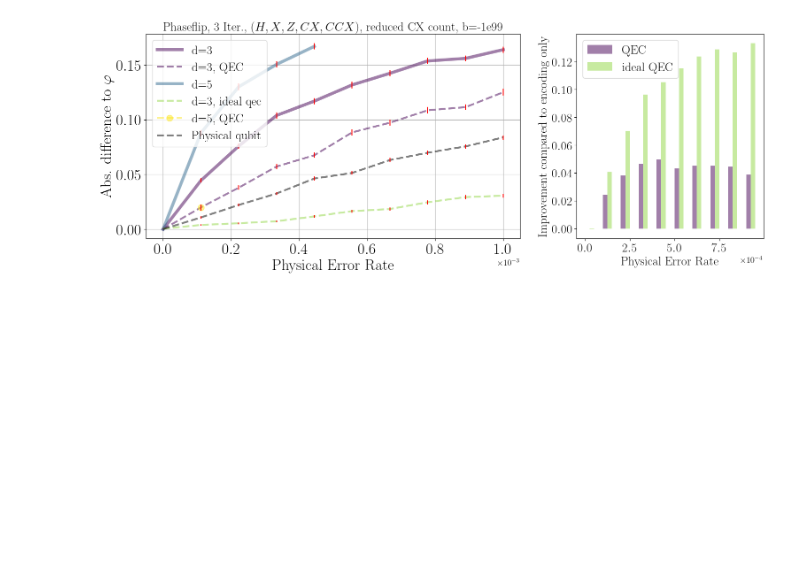
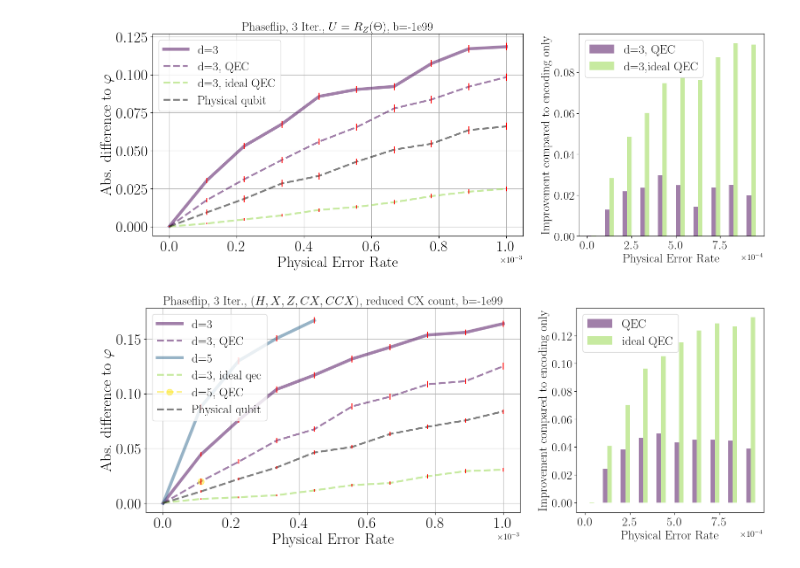
Before and after one commit to RicemanBoy/iqpe, a Jupyter notebook: repcode.ipynb, the cells around one changed output. Drawn from its saved outputs; the diff is of its cells as text; code cells hidden in the pictures; blank space fills up the shorter version.

```diff
--- a/repcode.ipynb
+++ b/repcode.ipynb
@@ -18,9 +18,10 @@ shots = 400
 
 p1, y1, y_qec1, err1, err_qec1 = np.loadtxt("HPC/text/d3_rz_short.txt", delimiter = ",")
 # p2, y2, err2 = np.loadtxt("HPC/text/d5_htoffcxbeam_infbias_noqec_0.txt", delimiter = ",")
-# p3, y3, y_qec3, err3, err_qec3 = np.loadtxt("HPC/text/d3_htoffcxbeam_infbias_idealqec.txt", delimiter = ",")
+p3, y3, y_qec3, err3, err_qec3 = np.loadtxt("HPC/text/d3_rz_short_ideal.txt", delimiter = ",")
 # p4, y_qec4, err_qec4 = np.loadtxt("HPC/text/d5_htoffcxbeam_infbias_qec_0.txt", delimiter = ",")                 #100 Shots!
 # p5, y5, y_qec5, err5, err_qec5 = np.loadtxt("HPC/text/bigsteane_idealqec_lots.txt", delimiter = ",")
+p6, y6, err6 = np.loadtxt("HPC/text/physicalq_rz.txt", delimiter =",")
 
 fig, (ax1,ax2) = plt.subplots(1,2,figsize=(18,6), gridspec_kw={"width_ratios": [2, 1]})
 
@@ -38,8 +39,8 @@ ax1.errorbar(p1, y_qec1, yerr=err_qec1, ecolor="red", linestyle="")
 # ax1.plot(p2, y2, label="d=5", marker = "", linestyle = "-", markersize = 20, alpha = 0.5, color = colors[2], linewidth=5)
 # ax1.errorbar(p2, y2, yerr=err2, ecolor="red", linestyle="")
 
-# ax1.plot(p3, y_qec3, label="d=3, ideal qec", marker = "", linestyle = "--", markersize = 20, alpha = 0.5, color = colors[5], linewidth=3)
-# ax1.errorbar(p3, y_qec3, yerr=err_qec3, ecolor="red", linestyle="")
+ax1.plot(p3, y_qec3, label="d=3, ideal QEC", marker = "", linestyle = "--", markersize = 20, alpha = 0.5, color = colors[5], linewidth=3)
+ax1.errorbar(p3, y_qec3, yerr=err_qec3, ecolor="red", linestyle="")
 
 # ax1.plot(p4, y_qec4, label="d=5, QEC", marker = ".", linestyle = "--", markersize = 20, alpha = 0.5, color = colors[6])
 # ax1.errorbar(p4, y_qec4, yerr=err_qec4, ecolor="red", linestyle="")
@@ -47,8 +48,11 @@ ax1.errorbar(p1, y_qec1, yerr=err_qec1, ecolor="red", linestyle="")
 # ax1.plot(p5, y_qec5, label="d=5, ideal QEC", marker = "", linestyle = "--", markersize = 20, alpha = 0.5, color = colors[4], linewidth=3)
 # ax1.errorbar(p5, y_qec5, yerr=err_qec5, ecolor="red", linestyle="")
 
+ax1.plot(p6,y6, label="Physical qubit", marker = "", linestyle = "--", markersize = 20, alpha = 0.5, color = "black", linewidth=3)
+ax1.errorbar(p6, y6, yerr=err1, ecolor="red", linestyle="")
 
-ax1.set_title(r"Phaseflip, 3 Iter., $(H,X,Z,CX,CCX)$, reduced CX count, b=-1e99", fontsize=20)
+
+ax1.set_title(r"Phaseflip, 3 Iter., $U=R_Z(\Theta)$, b=-1e99", fontsize=20)
 ax1.set_xlabel("Physical Error Rate", fontsize=25)
 ax1.set_ylabel(r"Abs. difference to $\varphi$", fontsize=25)
 ax1.tick_params(axis='both', which='major', labelsize=25)
@@ -58,7 +62,7 @@ ax1.legend(fontsize=20)
 x_hist = np.asarray(p1)
 
 qec_hist = -(np.asarray(y_qec1) - np.asarray(y1))
-# idealqec_hist = -(np.asarray(y_qec3) - np.asarray(y1))
+idealqec_hist = -(np.asarray(y_qec3) - np.asarray(y1))
 # ftqec_hist = -(np.asarray(y_qec4) - np.asarray(y1))
 # ftqec_lots_hist = -(np.asarray(y_qec3) - np.asarray(y1))
 # d5_hist = -(np.asarray(y2) - np.asarray(y1))
@@ -69,7 +73,7 @@ bin_width = bins[1] - bins[0]
 
 # Calculate weighted histogram values
 qec_counts, _ = np.histogram(x_hist, bins=bins, weights=qec_hist)
-# idealqec_counts, _ = np.histogram(x_hist, bins=bins, weights=idealqec_hist)
+idealqec_counts, _ = np.histogram(x_hist, bins=bins, weights=idealqec_hist)
 # ftqec_counts, _ = np.histogram(x_hist, bins=bins, weights=ftqec_hist)
 # ftqec_lots_counts, _ = np.histogram(x_hist, bins=bins, weights=ftqec_lots_hist)
 # d5_counts, _ = np.histogram(x_hist, bins=bins, weights=d5_hist)
@@ -85,18 +89,18 @@ ax2.bar(
     align="edge",
     alpha=0.5,
     color=colors[0],
-    label="QEC"
+    label="d=3, QEC"
 )
 
-# ax2.bar(
-#     x + bar_width,
-#     idealqec_counts,
-#     width=bar_width,
-#     align="edge",
-#     alpha=0.5,
-#     color=colors[5],
-#     label="ideal QEC"
-# )
+ax2.bar(
+    x + bar_width,
+    idealqec_counts,
+    width=bar_width,
+    align="edge",
+    alpha=0.5,
+    color=colors[5],
+    label="d=3,ideal QEC"
+)
 
 # ax2.bar(
 #     x + 2 * bar_width,
@@ -113,33 +117,35 @@ ax2.bar(
 #     ftqec_lots_counts,
 #     width=bar_width,
 #     align="edge",
 #     alpha=0.5,
 #     color=colors[5],
 #     label="2-FTEC (lots)"
 # )
 
 # ax2.bar(
 #     x +  bar_width,
 #     d3_idealqec_counts,
 #     width=bar_width,
 #     align="edge",
 #     alpha=0.5,
 #     color=colors[4],
 #     label="ideal QEC"
 # )
 
 
 ax2.legend(fontsize=20)
 ax2.tick_params(axis='both', which='major', labelsize=20)
 ax2.set_xlabel("Physical Error Rate", fontsize=20)
 ax2.set_ylabel(r"Improvement compared to encoding only", fontsize=20)
 ax1.ticklabel_format(axis="x", style="sci", scilimits=(0, 0)), ax1.xaxis.get_offset_text().set_fontsize(14), ax2.xaxis.get_offset_text().set_fontsize(14)
 ax2.ticklabel_format(axis="x", style="sci", scilimits=(0, 0))
 
 ############################################################################################################################
 #plt.tight_layout()
 # plt.savefig("14.png", bbox_inches="tight" ,dpi=200)
 plt.show()
+# %% [output]
+[figure, added]
 # %%
 # Phaseflipcode mit bias preserving [H,X,Z,CX,CCX] Gateset, improved mit beamsearch, aka etwa 20% weniger CX!
 shots = 400
```
Also changed, not shown: 45 other files.
